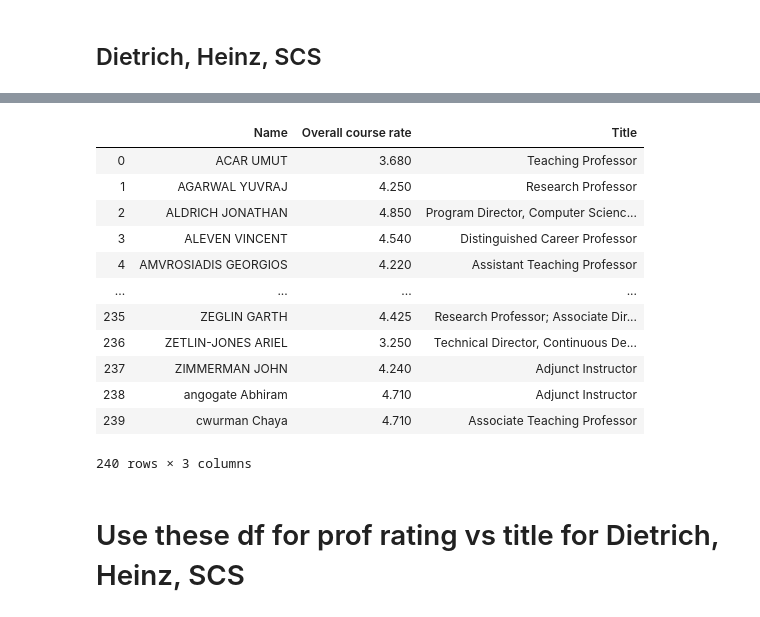
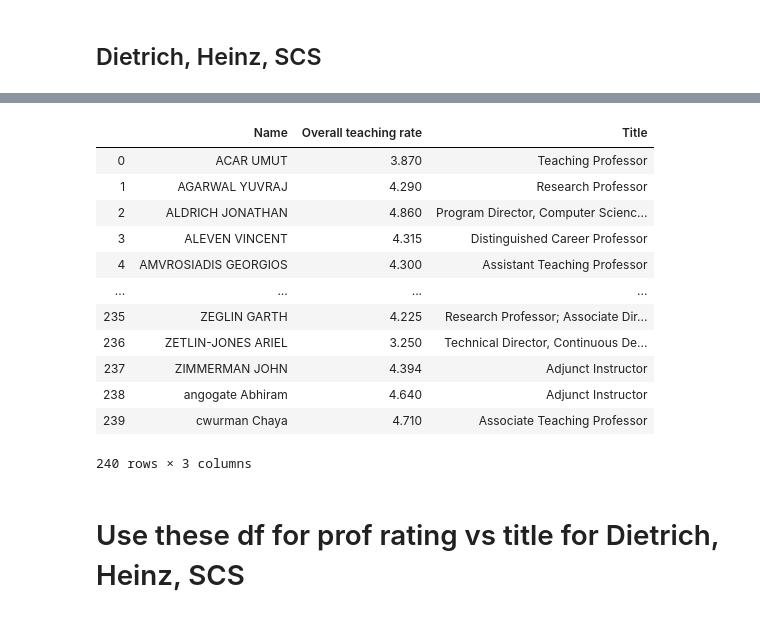
Before and after one commit to TheJYKoder/-15-388-Final-Project-F19-, a Jupyter notebook: 15388 Final Project FCE.ipynb, the cells around one changed output, grey strips where cells are left out. Saved outputs shown, nothing was run; the diff lists cells and outputs as text; code cells hidden in the pictures.

```diff
--- a/15388 Final Project FCE.ipynb
+++ b/15388 Final Project FCE.ipynb
@@ -198,16 +198,16 @@ if not os.path.exists("SCS2019.csv"):
     pd.DataFrame(lst_SCS_2019).to_csv("SCS2019.csv")
     print("Done!")
 # %%
-scraped_lst = ["Scraped_Dietrich2019.xlsx", "Scraped_Heinz2019.xlsx", "Scraped_SCS2019.xlsx"]
+scraped_lst = ["Scraped_Dietrich2019.csv", "Scraped_Heinz2019.csv", "Scraped_SCS2019.csv"]
 name_lst = ["Dietrich2019.csv", "Heinz2019.csv", "SCS2019.csv"]
 # %%
-df_2019Heinz_info = df_2019Heinz[["Name", "Overall course rate"]]
+df_2019Heinz_info = df_2019Heinz[["Name", "Overall teaching rate"]]
 df_2019Heinz_info.reset_index(inplace=True,drop=True)
 
-df_2019Dietrich_info = df_2019Dietrich[["Name", "Overall course rate"]]
+df_2019Dietrich_info = df_2019Dietrich[["Name", "Overall teaching rate"]]
 df_2019Dietrich_info.reset_index(inplace=True,drop=True)
 
-df_2019SCS_info = df_2019SCS[["Name", "Overall course rate"]]
+df_2019SCS_info = df_2019SCS[["Name", "Overall teaching rate"]]
 df_2019SCS_info.reset_index(inplace=True,drop=True)
 
 df_2019Dietrich_info = df_2019Dietrich_info.groupby(["Name"]).mean()
@@ -299,29 +303,31 @@ df_2019Heinz_info_merged
 | 155 | ZETLIN-JONES ARIEL | 4.750000 | Adjunct Instructor |
 156 rows × 3 columns
 # %%
-scraped_scs_df = pd.read_excel(scraped_lst[2])
+# scraped_scs_df = pd.read_excel(scraped_lst[2])
+scraped_scs_df = pd.read_csv(scraped_lst[2])
+
 scraped_scs_df["Title"] = scraped_scs_df["Info"].apply(f)
 
 df_2019SCS_info_merged = df_2019SCS_info.merge(scraped_scs_df, how="outer", left_index=True,right_index=True)
 if ("ItemID" in df_2019SCS_info_merged.columns) and ("Info" in df_2019SCS_info_merged.columns):
     df_2019SCS_info_merged = df_2019SCS_info_merged.drop(columns=["ItemID", "Info"])
 df_2019SCS_info_merged
 
 # uncomment for debugging purposes
 # tmplst = df_2019SCS_info_merged["Title"].unique()
 # tmplst
 # %% [output]
-|  | Name | Overall course rate | Title |
-| 0 | ACAR UMUT | 3.680 | Teaching Professor |
-| 1 | AGARWAL YUVRAJ | 4.250 | Research Professor |
-| 2 | ALDRICH JONATHAN | 4.850 | Program Director, Computer Scienc... |
-| 3 | ALEVEN VINCENT | 4.540 | Distinguished Career Professor |
-| 4 | AMVROSIADIS GEORGIOS | 4.220 | Assistant Teaching Professor |
+|  | Name | Overall teaching rate | Title |
+| 0 | ACAR UMUT | 3.870 | Teaching Professor |
+| 1 | AGARWAL YUVRAJ | 4.290 | Research Professor |
+| 2 | ALDRICH JONATHAN | 4.860 | Program Director, Computer Scienc... |
+| 3 | ALEVEN VINCENT | 4.315 | Distinguished Career Professor |
+| 4 | AMVROSIADIS GEORGIOS | 4.300 | Assistant Teaching Professor |
 | ... | ... | ... | ... |
-| 235 | ZEGLIN GARTH | 4.425 | Research Professor; Associate Dir... |
+| 235 | ZEGLIN GARTH | 4.225 | Research Professor; Associate Dir... |
 | 236 | ZETLIN-JONES ARIEL | 3.250 | Technical Director, Continuous De... |
-| 237 | ZIMMERMAN JOHN | 4.240 | Adjunct Instructor |
-| 238 | angogate Abhiram | 4.710 | Adjunct Instructor |
+| 237 | ZIMMERMAN JOHN | 4.394 | Adjunct Instructor |
+| 238 | angogate Abhiram | 4.640 | Adjunct Instructor |
 | 239 | cwurman Chaya | 4.710 | Associate Teaching Professor |
 240 rows × 3 columns
 # %% [markdown]
```
Also changed, not shown: parts of 5 cells of this notebook, 6 other files.
